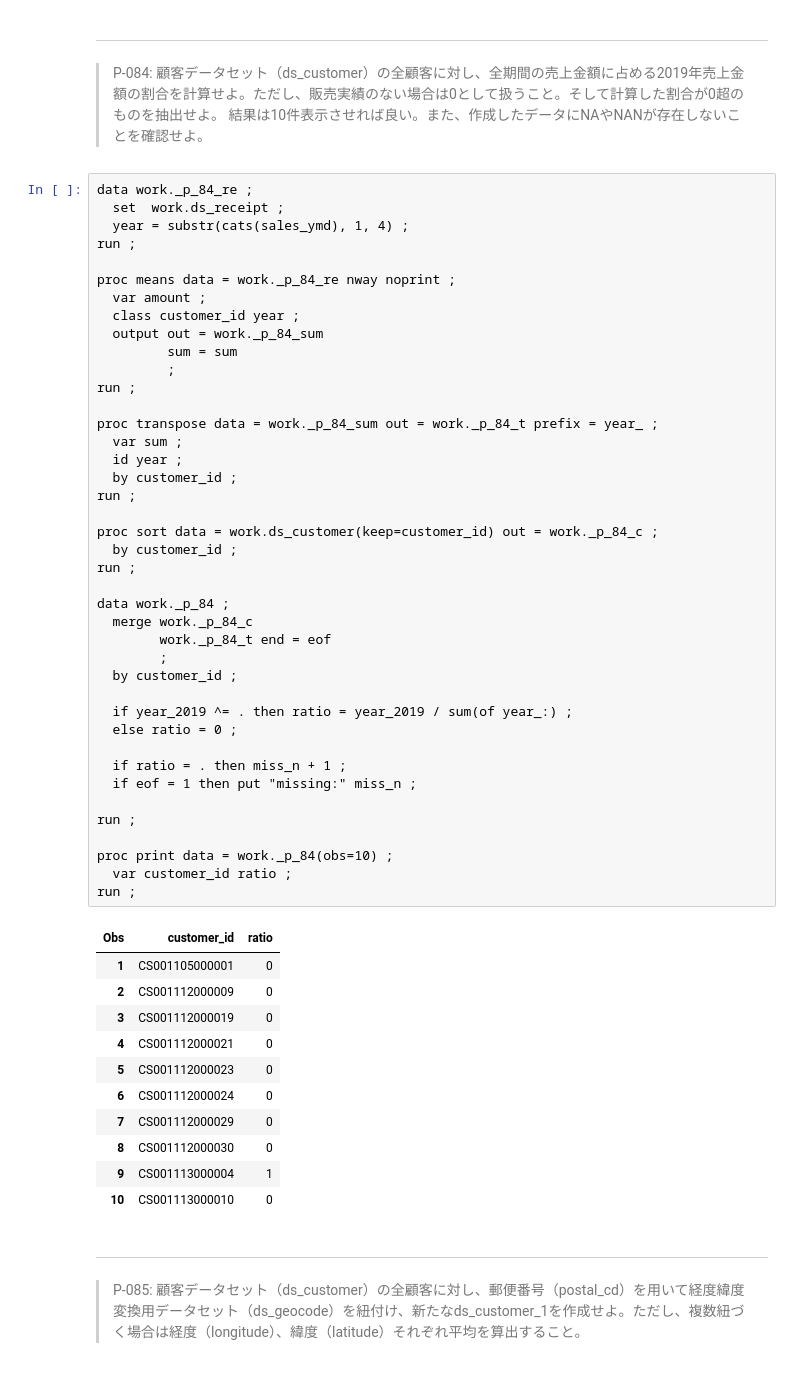
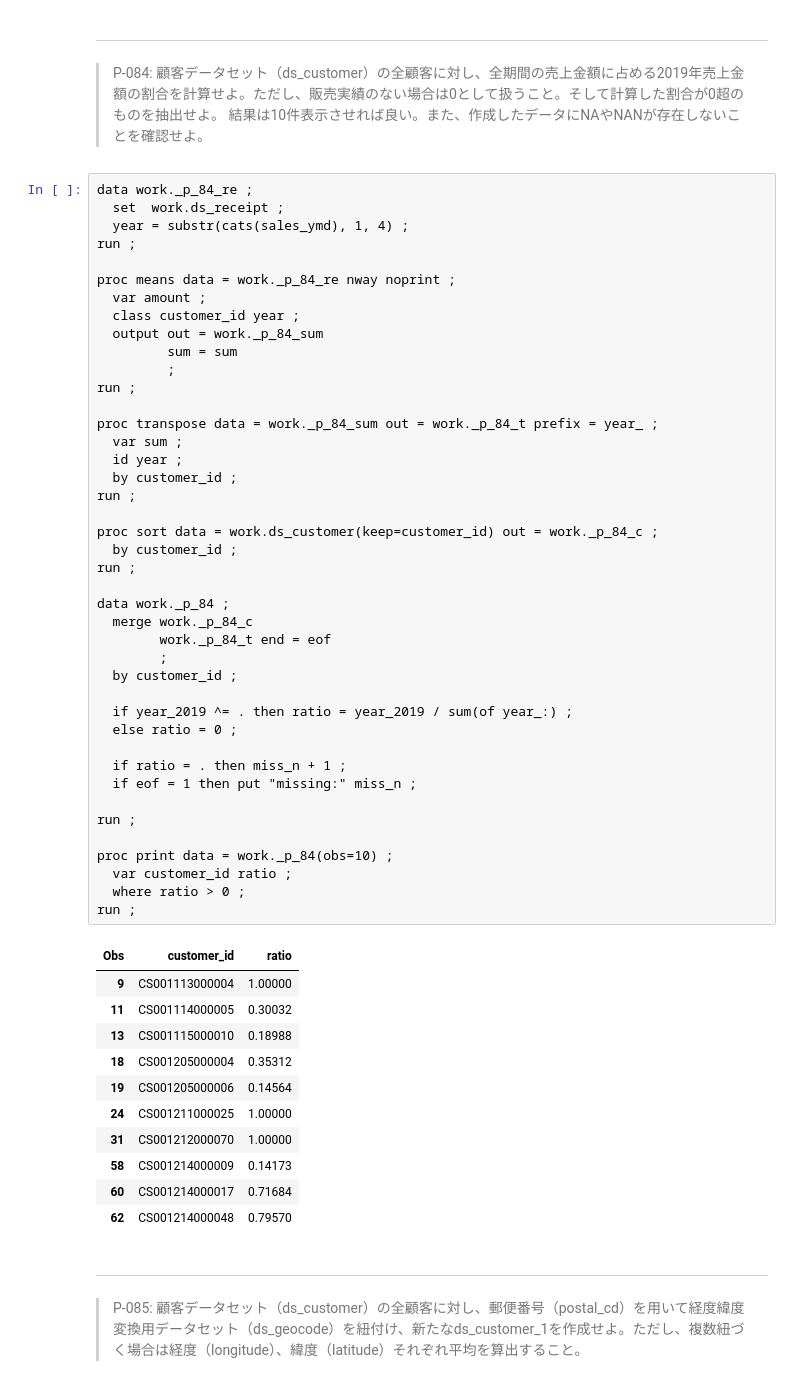
Before and after one commit to k-nkmt/sas-sample, a Jupyter notebook: 100knokcs/answer_knock_SAS.ipynb, the cells around one changed output. Saved outputs shown, nothing was run; the diff lists cells and outputs as text.

```diff
--- a/100knokcs/answer_knock_SAS.ipynb
+++ b/100knokcs/answer_knock_SAS.ipynb
@@ -2647,43 +2637,44 @@ run ;
 
 proc transpose data = work._p_84_sum out = work._p_84_t prefix = year_ ;
   var sum ;
   id year ;
   by customer_id ;
 run ;
 
 proc sort data = work.ds_customer(keep=customer_id) out = work._p_84_c ;
   by customer_id ;
 run ;
 
 data work._p_84 ;
   merge work._p_84_c
         work._p_84_t end = eof
         ;
   by customer_id ;
 
   if year_2019 ^= . then ratio = year_2019 / sum(of year_:) ;
   else ratio = 0 ;
 
   if ratio = . then miss_n + 1 ;
   if eof = 1 then put "missing:" miss_n ;
 
 run ;
 
 proc print data = work._p_84(obs=10) ;
   var customer_id ratio ;
+  where ratio > 0 ;
 run ;
 # %% [output]
 | Obs | customer_id | ratio |
-| 1 | CS001105000001 | 0 |
-| 2 | CS001112000009 | 0 |
-| 3 | CS001112000019 | 0 |
-| 4 | CS001112000021 | 0 |
-| 5 | CS001112000023 | 0 |
-| 6 | CS001112000024 | 0 |
-| 7 | CS001112000029 | 0 |
-| 8 | CS001112000030 | 0 |
-| 9 | CS001113000004 | 1 |
-| 10 | CS001113000010 | 0 |
+| 9 | CS001113000004 | 1.00000 |
+| 11 | CS001114000005 | 0.30032 |
+| 13 | CS001115000010 | 0.18988 |
+| 18 | CS001205000004 | 0.35312 |
+| 19 | CS001205000006 | 0.14564 |
+| 24 | CS001211000025 | 1.00000 |
+| 31 | CS001212000070 | 1.00000 |
+| 58 | CS001214000009 | 0.14173 |
+| 60 | CS001214000017 | 0.71684 |
+| 62 | CS001214000048 | 0.79570 |
 # %% [markdown]
 ---
 > P-085: 顧客データセット（ds_customer）の全顧客に対し、郵便番号（postal_cd）を用いて経度緯度変換用データセット（ds_geocode）を紐付け、新たなds_customer_1を作成せよ。ただし、複数紐づく場合は経度（longitude）、緯度（latitude）それぞれ平均を算出すること。
```
Also changed, not shown: parts of 35 cells of this notebook, 1 other file.
